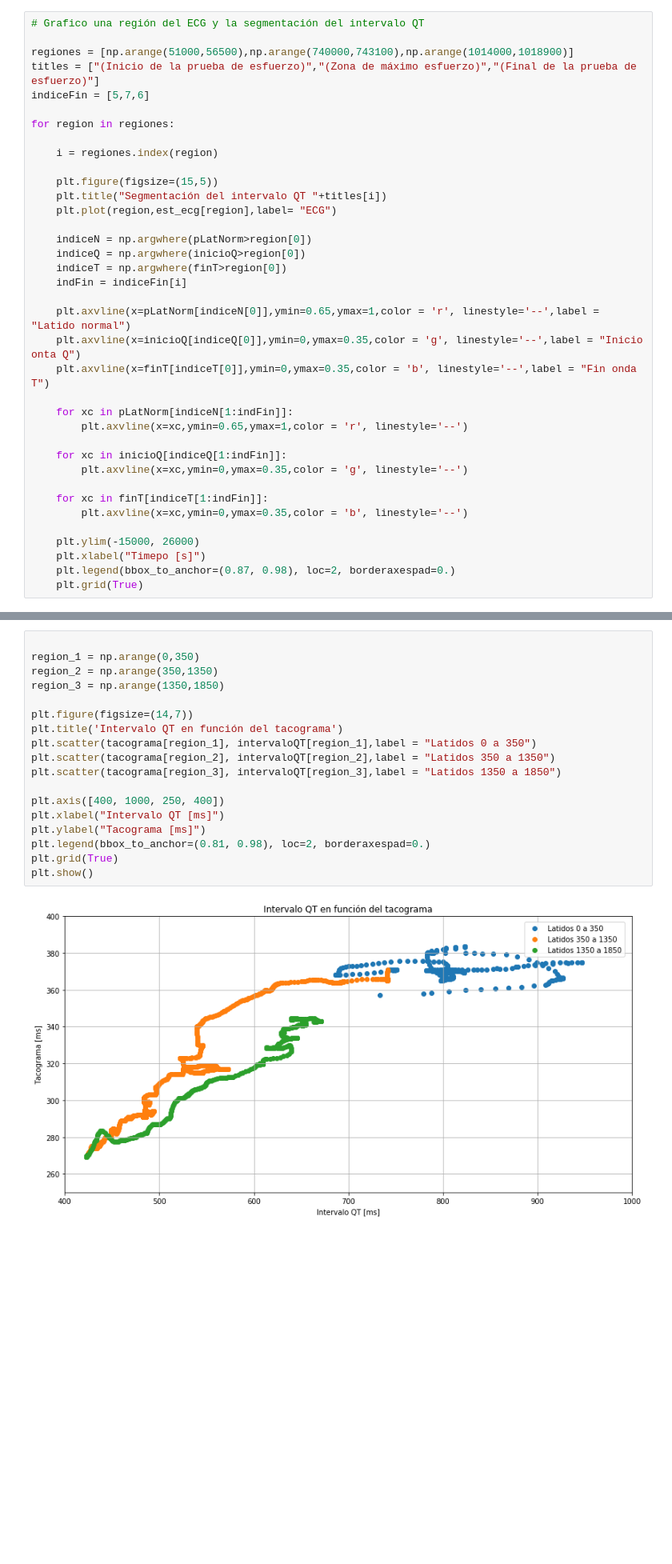
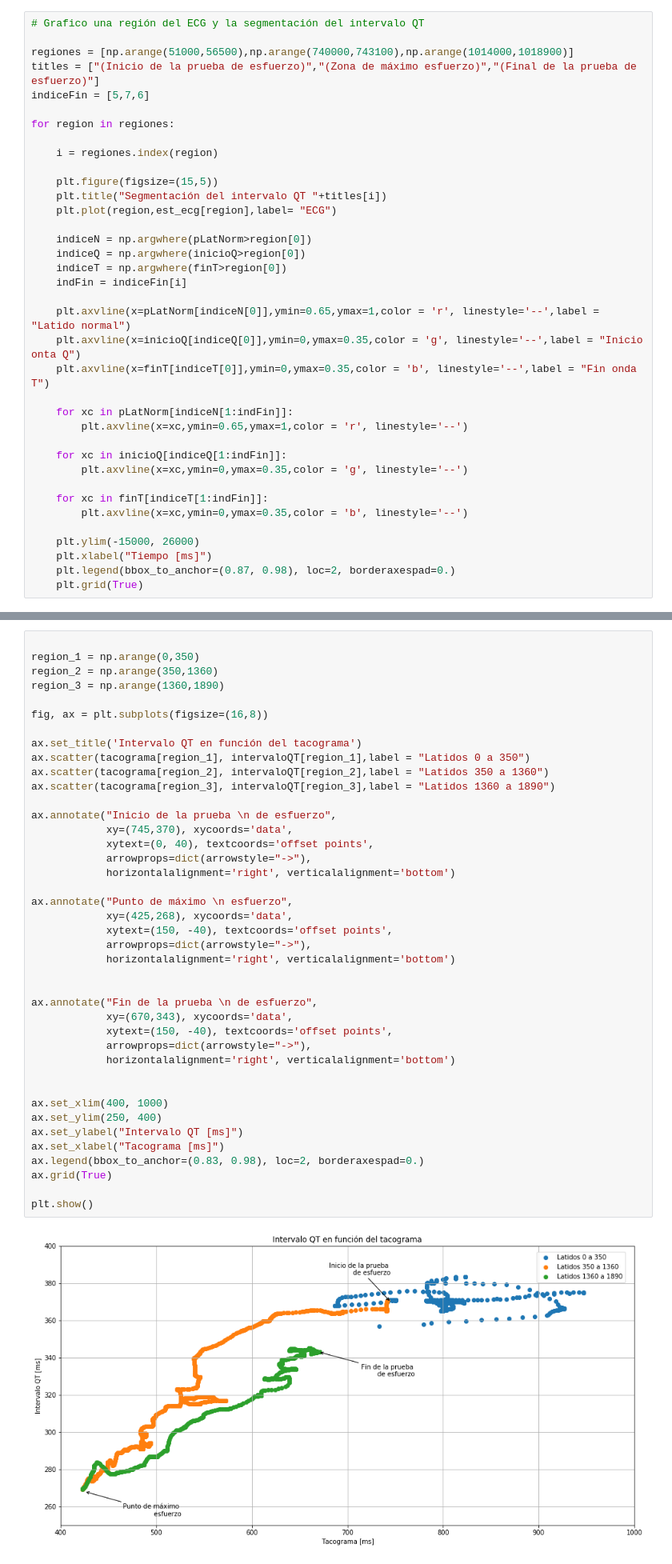
Before and after one commit to valentinPertierra/DSP_UTN, a Jupyter notebook: Proyecto final/notebook/Trabajo Final.ipynb, the cells around one changed output, grey strips where cells are left out. Shown at 80% size. Cells and saved outputs as stored; diff of their text form; blank space fills up the shorter version.

```diff
--- a/Proyecto final/notebook/Trabajo Final.ipynb
+++ b/Proyecto final/notebook/Trabajo Final.ipynb
@@ -582,7 +581,7 @@ for region in regiones:
         plt.axvline(x=xc,ymin=0,ymax=0.35,color = 'b', linestyle='--')
 
     plt.ylim(-15000, 26000)
-    plt.xlabel("Timepo [s]")
+    plt.xlabel("Tiempo [ms]")
     plt.legend(bbox_to_anchor=(0.87, 0.98), loc=2, borderaxespad=0.)
     plt.grid(True)
 # %% [output]
@@ -700,21 +786,44 @@ En este gráfico se puede observar que existe una relación entre la frecuencia
 # %%
 
 region_1 = np.arange(0,350)
-region_2 = np.arange(350,1350)
-region_3 = np.arange(1350,1850)
+region_2 = np.arange(350,1360)
+region_3 = np.arange(1360,1890)
 
-plt.figure(figsize=(14,7))
-plt.title('Intervalo QT en función del tacograma')
-plt.scatter(tacograma[region_1], intervaloQT[region_1],label = "Latidos 0 a 350")
-plt.scatter(tacograma[region_2], intervaloQT[region_2],label = "Latidos 350 a 1350")
-plt.scatter(tacograma[region_3], intervaloQT[region_3],label = "Latidos 1350 a 1850")
+fig, ax = plt.subplots(figsize=(16,8))
 
-plt.axis([400, 1000, 250, 400])
-plt.xlabel("Intervalo QT [ms]")
-plt.ylabel("Tacograma [ms]")
-plt.legend(bbox_to_anchor=(0.81, 0.98), loc=2, borderaxespad=0.)
-plt.grid(True)
+ax.set_title('Intervalo QT en función del tacograma')
+ax.scatter(tacograma[region_1], intervaloQT[region_1],label = "Latidos 0 a 350")
+ax.scatter(tacograma[region_2], intervaloQT[region_2],label = "Latidos 350 a 1360")
+ax.scatter(tacograma[region_3], intervaloQT[region_3],label = "Latidos 1360 a 1890")
+
+ax.annotate("Inicio de la prueba \n de esfuerzo",
+            xy=(745,370), xycoords='data',
+            xytext=(0, 40), textcoords='offset points',
+            arrowprops=dict(arrowstyle="->"),
+            horizontalalignment='right', verticalalignment='bottom')
+
+ax.annotate("Punto de máximo \n esfuerzo",
+            xy=(425,268), xycoords='data',
+            xytext=(150, -40), textcoords='offset points',
+            arrowprops=dict(arrowstyle="->"),
+            horizontalalignment='right', verticalalignment='bottom')
+
+
+ax.annotate("Fin de la prueba \n de esfuerzo",
+            xy=(670,343), xycoords='data',
+            xytext=(150, -40), textcoords='offset points',
+            arrowprops=dict(arrowstyle="->"),
+            horizontalalignment='right', verticalalignment='bottom')
+
+
+ax.set_xlim(400, 1000)
+ax.set_ylim(250, 400)
+ax.set_ylabel("Intervalo QT [ms]")
+ax.set_xlabel("Tacograma [ms]")
+ax.legend(bbox_to_anchor=(0.83, 0.98), loc=2, borderaxespad=0.)
+ax.grid(True)
+
 plt.show()
 # %% [output]
-[figure, old version]
+[figure, new version]
 # %% [markdown]
```
Also changed, not shown: parts of 13 cells of this notebook.
